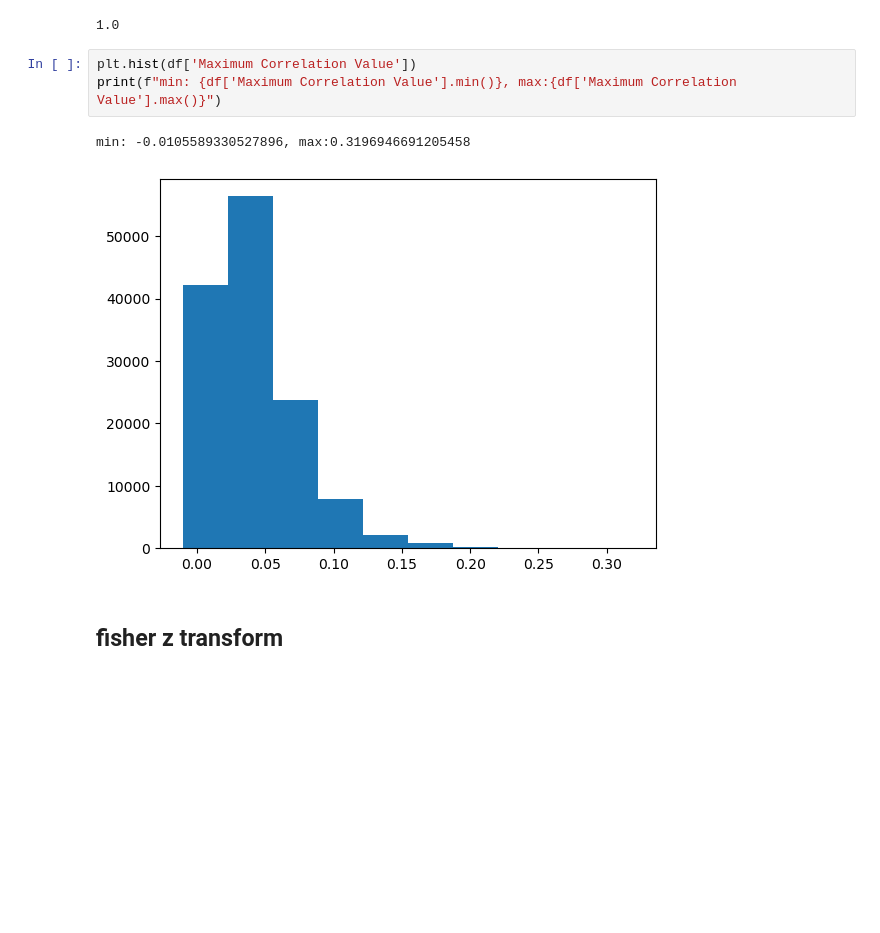
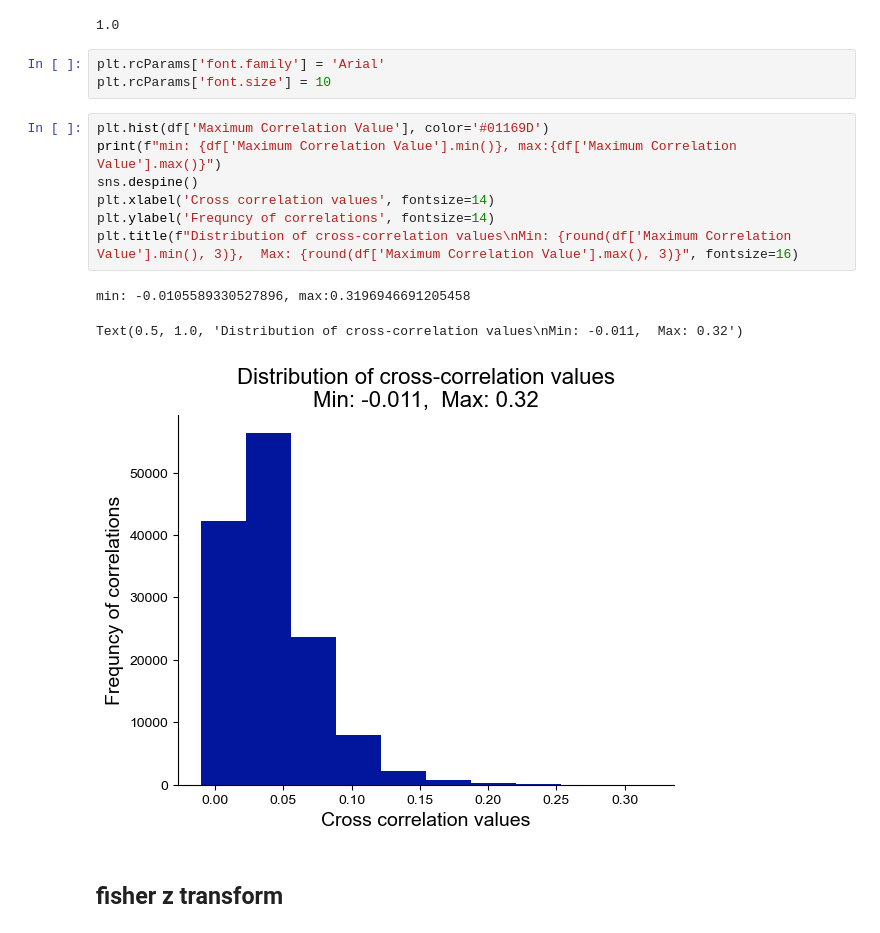
Before and after one commit to jungheejung/spacetop_biopac, a Jupyter notebook: scripts/p05_xcorr/c02_plotxcorr_sandbox_noZ.ipynb, the cells around one changed output. Drawn from its saved outputs; the diff is of its cells as text; blank space fills up the shorter version.

```diff
--- a/scripts/p05_xcorr/c02_plotxcorr_sandbox_noZ.ipynb
+++ b/scripts/p05_xcorr/c02_plotxcorr_sandbox_noZ.ipynb
@@ -171,12 +171,20 @@ frequency
 frequency.run_freq.min()
 # %% [output]
 1.0
+# %%
+plt.rcParams['font.family'] = 'Arial'
+plt.rcParams['font.size'] = 10
 # %%
-plt.hist(df['Maximum Correlation Value'])
+plt.hist(df['Maximum Correlation Value'], color='#01169D')
 print(f"min: {df['Maximum Correlation Value'].min()}, max:{df['Maximum Correlation Value'].max()}")
+sns.despine()
+plt.xlabel('Cross correlation values', fontsize=14)
+plt.ylabel('Frequncy of correlations', fontsize=14)
+plt.title(f"Distribution of cross-correlation values\nMin: {round(df['Maximum Correlation Value'].min(), 3)},  Max: {round(df['Maximum Correlation Value'].max(), 3)}", fontsize=16)
 # %% [output]
 min: -0.0105589330527896, max:0.3196946691205458
+Text(0.5, 1.0, 'Distribution of cross-correlation values\nMin: -0.011,  Max: 0.32')
-[figure, old version]
+[figure, new version]
 # %% [markdown]
 ## fisher z transform
 # %%
```
Also changed, not shown: parts of 12 cells of this notebook.
